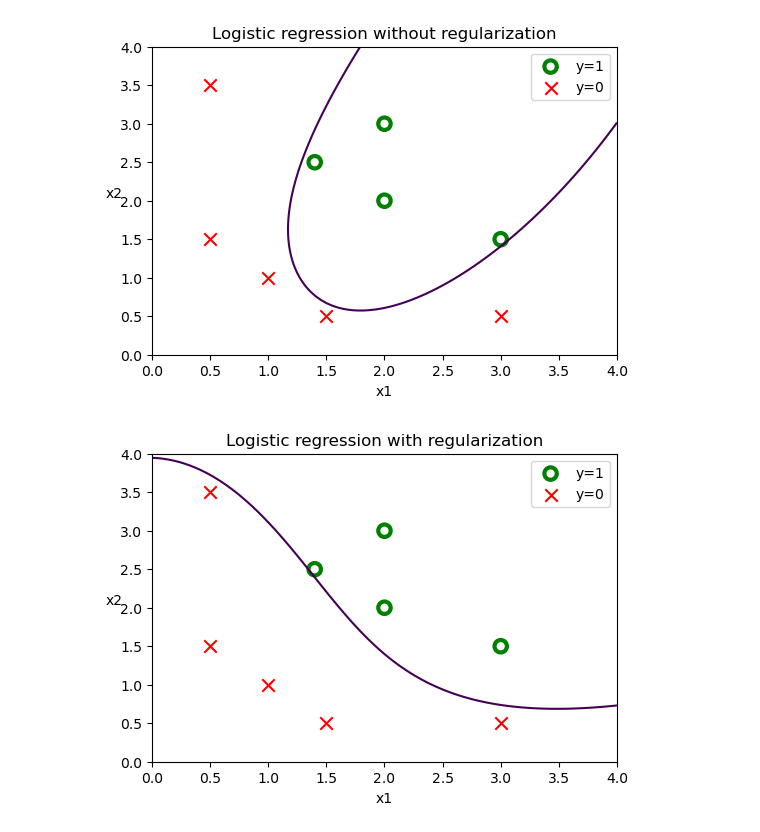
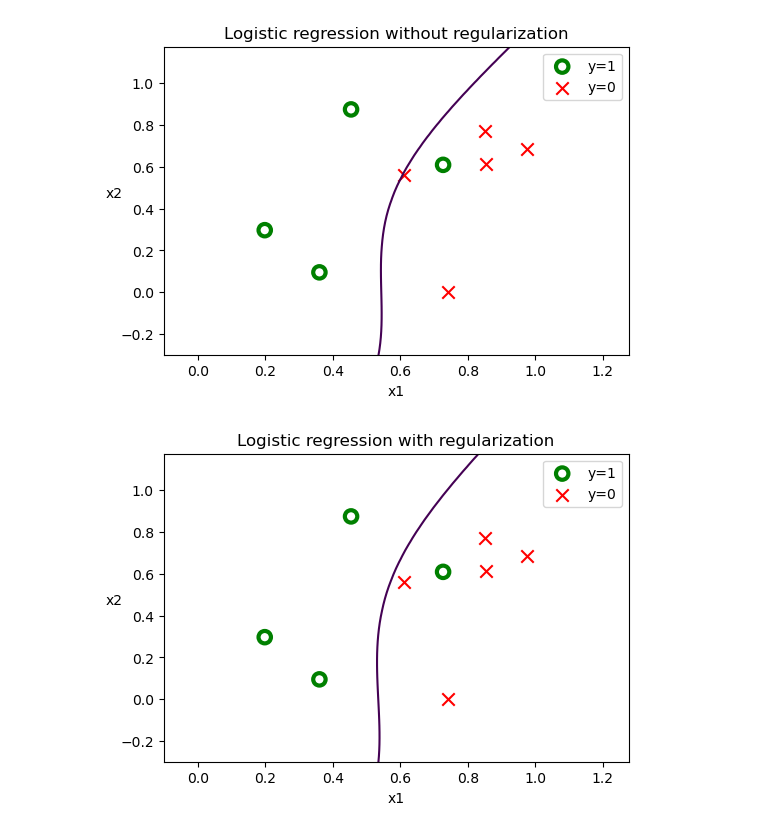
Before and after one commit to peterbaksa/MachineLearning, a Jupyter notebook: 03_Classification/01_logistic_regression/03_regularization_of_logistic_regression.ipynb, the cells around one changed output. Saved outputs shown, nothing was run; the diff lists cells and outputs as text; code cells hidden in the pictures.

```diff
--- a/03_Classification/01_logistic_regression/03_regularization_of_logistic_regression.ipynb
+++ b/03_Classification/01_logistic_regression/03_regularization_of_logistic_regression.ipynb
@@ -35,8 +35,8 @@ def sigmoid(z):
     g = 1.0/(1.0+np.exp(-z))
     return g
 # %%
-def compute_cost(X, y, w, b):
-    m = X.shape[0]
+def compute_cost(X, y, w, b, lambda_ = 0):
+    m, n = X.shape
     cost = 0.0
 
     for i in range(m):
@@ -44,6 +44,15 @@ def compute_cost(X, y, w, b):
         f_x_i = sigmoid(z)
         cost += y[i] * np.log(f_x_i) + (1 - y[i]) * np.log(1 - f_x_i)
     cost = cost / (-1*m)
+
+    reg_cost = 0
+    if lambda_ != 0:
+        reg_cost = 0
+        for j in range(n):
+            reg_cost += (w[j]**2)                                          #scalar
+        reg_cost = (lambda_/(2*m)) * reg_cost                              #scalar
+
+    cost += reg_cost
     return cost
 # %%
 def compute_grad(X, y, w, b, lambda_=0):
@@ -55,16 +64,16 @@ def compute_grad(X, y, w, b, lambda_=0):
     for i in range(m):
         f_x_i = sigmoid(get_line_function(X[i][0], X[i][1], w[0], w[1], w[2], w[3], w[4], b))
         err = f_x_i - y[i]
+        # dj_dw[0] += err * X[i, 0]
+        # dj_dw[1] += err * X[i, 0]**2
+        # dj_dw[2] += err * X[i, 0]**2 * X[i, 1]
+        # dj_dw[3] += err * X[i, 1]**3
+        # dj_dw[4] += err * X[i, 0]**4
         dj_dw[0] += err * X[i, 0]
-        dj_dw[1] += err * X[i, 0]**2
-        dj_dw[2] += err * X[i, 0]**2 * X[i, 1]
-        dj_dw[3] += err * X[i, 1]**3
-        dj_dw[4] += err * X[i, 0]**4
-        # dj_dw[0] += err * X[i, 0]
-        # dj_dw[1] += err * X[i, 0]
-        # dj_dw[2] += err * X[i, 0] * X[i, 1]
-        # dj_dw[3] += err * X[i, 1]
-        # dj_dw[4] += err * X[i, 0]
+        dj_dw[1] += err * X[i, 0]
+        dj_dw[2] += err * X[i, 0] * X[i, 1]
+        dj_dw[3] += err * X[i, 1]
+        dj_dw[4] += err * X[i, 0]
         dj_db += err
     dj_dw = dj_dw / m
     dj_db = dj_db / m
@@ -75,18 +84,18 @@ def compute_grad(X, y, w, b, lambda_=0):
 
     return dj_dw, dj_db
 # %%
-X = np.array([[0.5, 3.5], [0.5, 1.5], [1,1], [1.5, 0.5], [3, 0.5], [2, 2], [1.4, 2.5], [2, 3], [3, 1.5]])  #(m,n)
+X = np.random.rand(9,2)
 y = np.array([0, 0, 0, 0, 0, 1, 1, 1, 1])
 pos = y == 1
 neg = y == 0
 
-_, ax = plt.subplots(1,1,figsize=(4,4))
+_, ax = plt.subplots(1,1,figsize=(5,4))
 ax.scatter(X[pos, 0], X[pos, 1], marker='o', s=80, color='g', label='y=1', lw=3, facecolors='none')
 ax.scatter(X[neg, 0], X[neg, 1], marker='x', s=80, color='r', label='y=0')
 plt.title('Input data')
 plt.xlabel('x1')
 plt.ylabel('x2', rotation=0)
-ax.axis([0, 4, 0, 4])
+ax.axis([X[:,0].min()-0.3, X[:,0].max()+0.3, X[:,1].min()-0.3, X[:,1].max()+0.3])
 ax.legend(loc='best')
 plt.show()
 # %% [output]
@@ -94,9 +103,9 @@ plt.show()
 # %%
-w_init =np.random.randint(15, size=5).astype(np.float64)
-b_init = -13
+w_init =np.random.randint(4, size=5).astype(np.float64)
+b_init = 0.2
 
 alpha = 0.05
-lambda_tmp = 0.7
+lambda_tmp = 0.2
 epochs = 1000
 # %%
 cost_history = []
@@ -152,31 +161,31 @@ Best params: 0.521.x1, 0.752.x2 + (-14.471)
 # %%
 # Model parameters
 w, b = model_history[-1]
 
 x_min, x_max = X[:, 0].min() - 1, X[:, 0].max() + 1
 y_min, y_max = X[:, 1].min() - 1, X[:, 1].max() + 1
 xx, yy = np.meshgrid(np.linspace(x_min, x_max, 100), np.linspace(y_min, y_max, 100))
 Z = np.zeros(xx.shape)
 
 Z = get_line_function(xx, yy, w[0], w[1], w[2], w[3], w[4], b)
 
 _, ax = plt.subplots(1,1,figsize=(6,4))
 
 ax.contour(xx, yy, Z, levels=[0])
-ax.axis([0, 4, 0, 4])
+ax.axis([X[:,0].min()-0.3, X[:,0].max()+0.3, X[:,1].min()-0.3, X[:,1].max()+0.3])
 
 # Plot the input data
 plt.scatter(X[pos, 0], X[pos, 1], marker='o', s=80, color='g', label='y=1', lw=3, facecolors='none')
 plt.scatter(X[neg, 0], X[neg, 1], marker='x', s=80, color='r', label='y=0')
 plt.title('Input data')
 plt.xlabel('x1')
 plt.ylabel('x2', rotation=0)
 ax.legend(loc='best')
 
 plt.title("Logistic regression without regularization")
 plt.show()
 # %% [output]
-[figure, old version]
+[figure, new version]
 # %%
 # Model parameters
 w, b = model_history_regularized[-1]
@@ -191,7 +200,7 @@ Z = get_line_function(xx, yy, w[0], w[1], w[2], w[3], w[4], b)
 _, ax = plt.subplots(1,1,figsize=(6,4))
 
 ax.contour(xx, yy, Z, levels=[0])
-ax.axis([0, 4, 0, 4])
+ax.axis([X[:,0].min()-0.3, X[:,0].max()+0.3, X[:,1].min()-0.3, X[:,1].max()+0.3])
 
 # Plot the input data
 plt.scatter(X[pos, 0], X[pos, 1], marker='o', s=80, color='g', label='y=1', lw=3, facecolors='none')
@@ -204,4 +213,4 @@ ax.legend(loc='best')
 plt.title("Logistic regression with regularization")
 plt.show()
 # %% [output]
-[figure, old version]
+[figure, new version]
```
Also changed, not shown: parts of 4 cells of this notebook.
